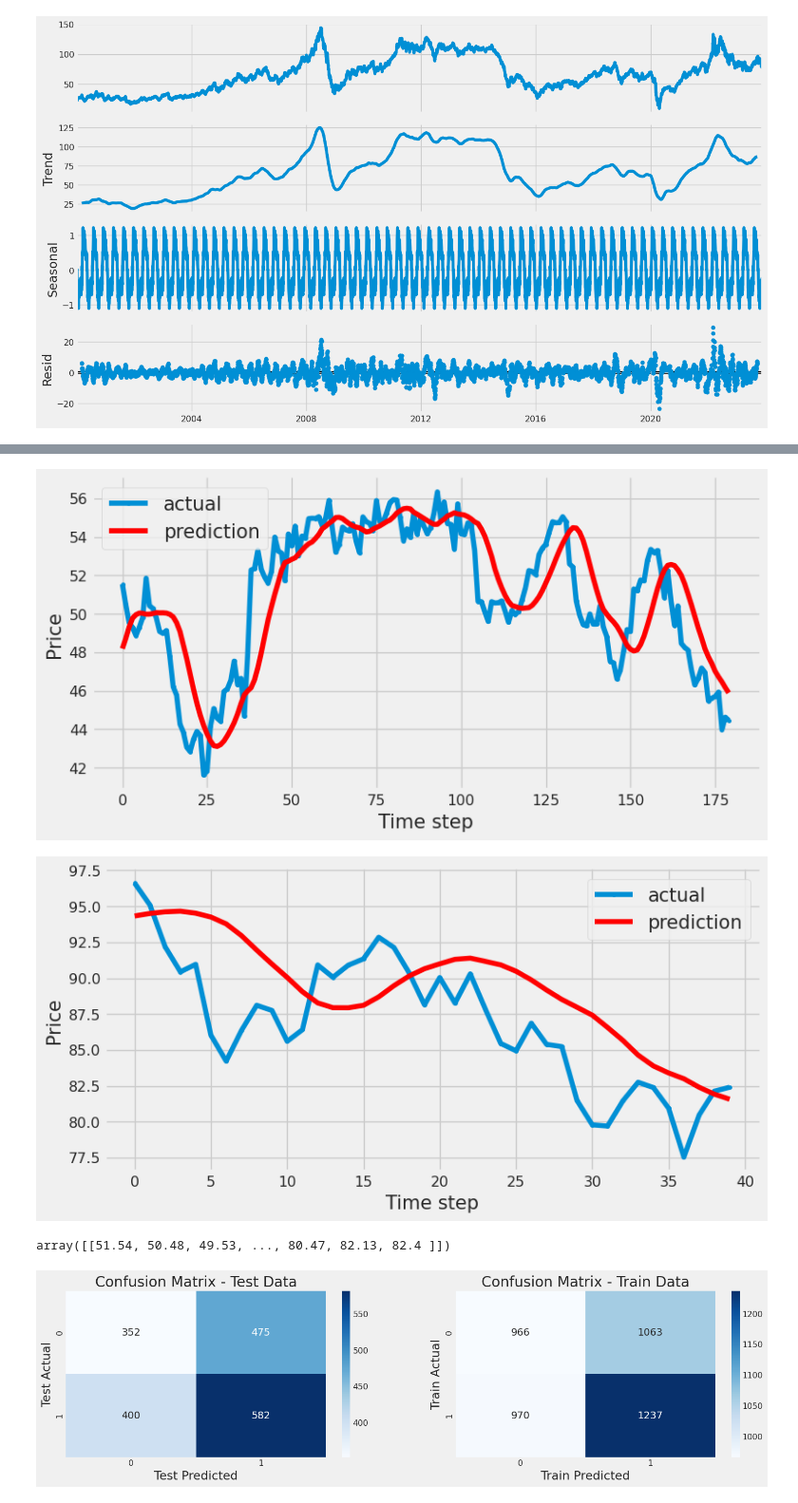
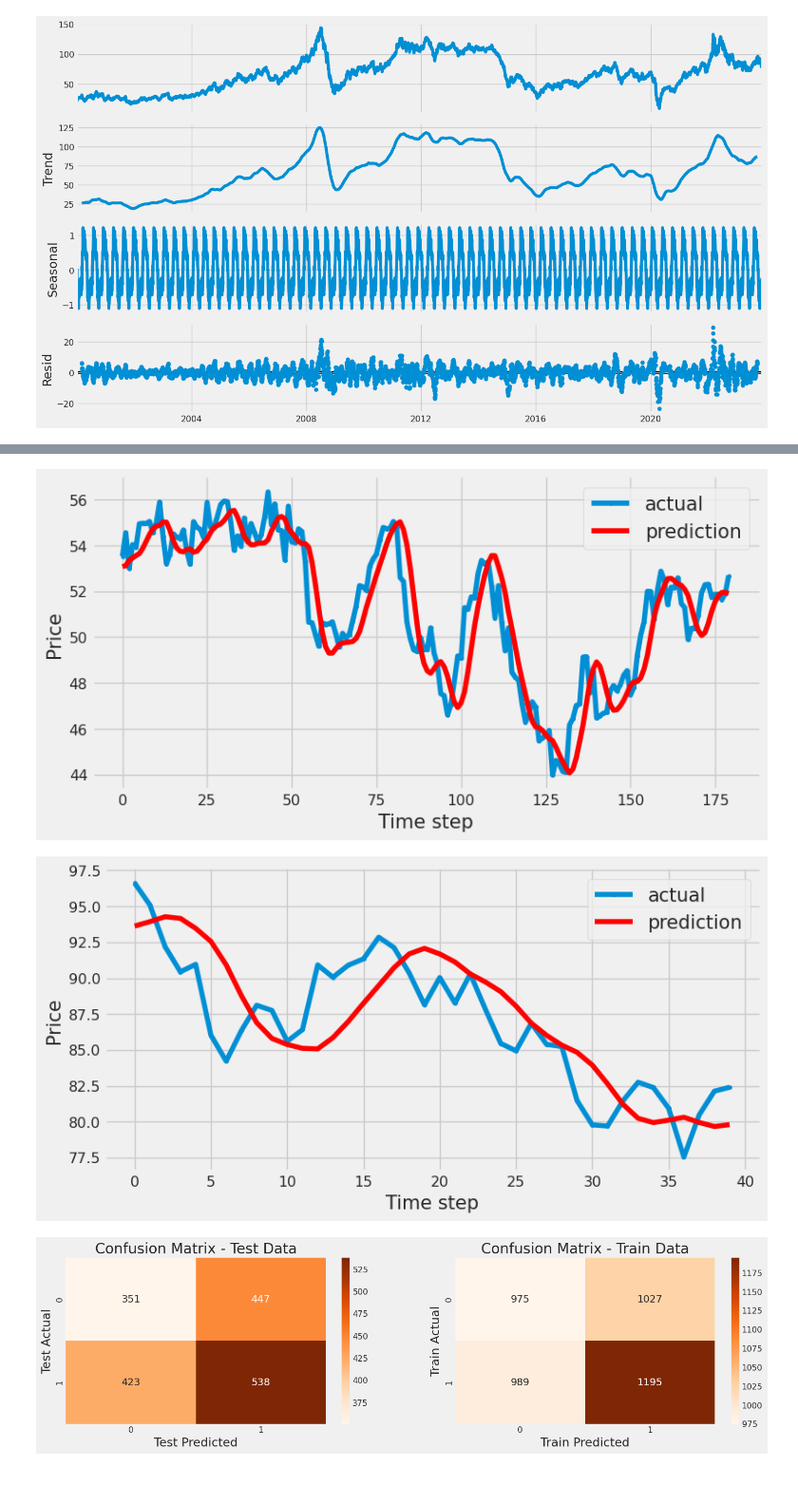
Before and after one commit to tanqing2001/datafile, a Jupyter notebook: Final_Prj.ipynb, the cells around one changed output, grey strips where cells are left out. Shown: that part at 95% size. Drawn from its saved outputs; the diff is of its cells as text; code cells hidden in the pictures.

```diff
--- a/Final_Prj.ipynb
+++ b/Final_Prj.ipynb
@@ -105,13 +101,13 @@ X_test = np.reshape(X_test, (X_test.shape[0], X_test.shape[1], 1))
 model = Sequential()
 
 model.add(LSTM(units = 60, return_sequences = True, input_shape = (X_train.shape[1], 1)))
-model.add(Dropout(0.05))
+model.add(Dropout(0.1))
 
 model.add(LSTM(units = 60, return_sequences = True))
-model.add(Dropout(0.05))
+model.add(Dropout(0.1))
 
 model.add(LSTM(units = 60))
-model.add(Dropout(0.05))
+model.add(Dropout(0.1))
 
 model.add(Dense(units = 1))
 
@@ -180,7 +176,7 @@ plt.xlabel('Time step', size=15)
 plt.legend(fontsize=15)
 plt.show();
 # %% [output]
-[figure, old version]
+[figure, new version]
 # %%
 #Compare Actual vs. Prediction
 aa=[x for x in range(40)]
@@ -195,10 +191,6 @@ plt.xlabel('Time step', size=15)
 plt.legend(fontsize=15)
 plt.show();
 # %% [output]
-[figure, old version]
+[figure, new version]
-# %%
-Y_test[-10:]
-# %% [output]
-array([[51.54, 50.48, 49.53, ..., 80.47, 82.13, 82.4 ]])
 # %%
 Y_test_r = Y_test.reshape(len(Y_test[0]), 1)
@@ -213,25 +203,25 @@ train_predict_inc = np.greater_equal(train_predict[1:], train_predict[:-1]).asty
 # %%
 from sklearn.metrics import confusion_matrix, classification_report
 
 conf_matrix_test = confusion_matrix(Y_test_inc, test_predict_inc)
 conf_matrix_train = confusion_matrix(Y_train_inc, train_predict_inc)
 
 plt.figure(figsize=(16, 4))
 
 plt.subplot(1, 2, 1)
-sns.heatmap(conf_matrix_test, annot=True, fmt='d', cmap='Blues')
+sns.heatmap(conf_matrix_test, annot=True, fmt='d', cmap='Oranges')
 plt.xlabel('Test Predicted')
 plt.ylabel('Test Actual')
 plt.title('Confusion Matrix - Test Data')
 
 plt.subplot(1, 2, 2)
-sns.heatmap(conf_matrix_train, annot=True, fmt='d', cmap='Blues')
+sns.heatmap(conf_matrix_train, annot=True, fmt='d', cmap='Oranges')
 plt.xlabel('Train Predicted')
 plt.ylabel('Train Actual')
 plt.title('Confusion Matrix - Train Data')
 
 plt.show()
 # %% [output]
-[figure, old version]
+[figure, new version]
 # %%
 classificationreport = classification_report(Y_test_inc, test_predict_inc)
```
Also changed, not shown: parts of 7 cells of this notebook.
